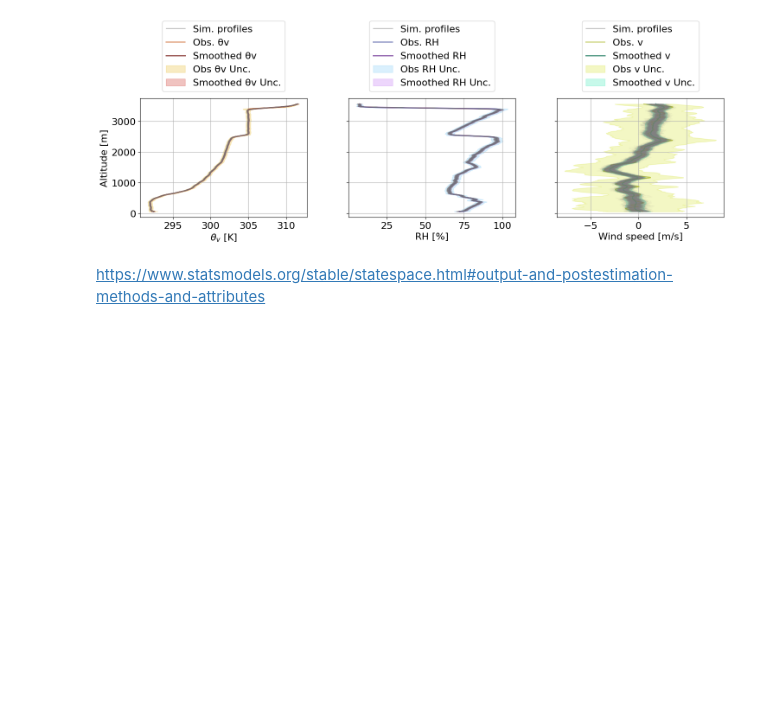
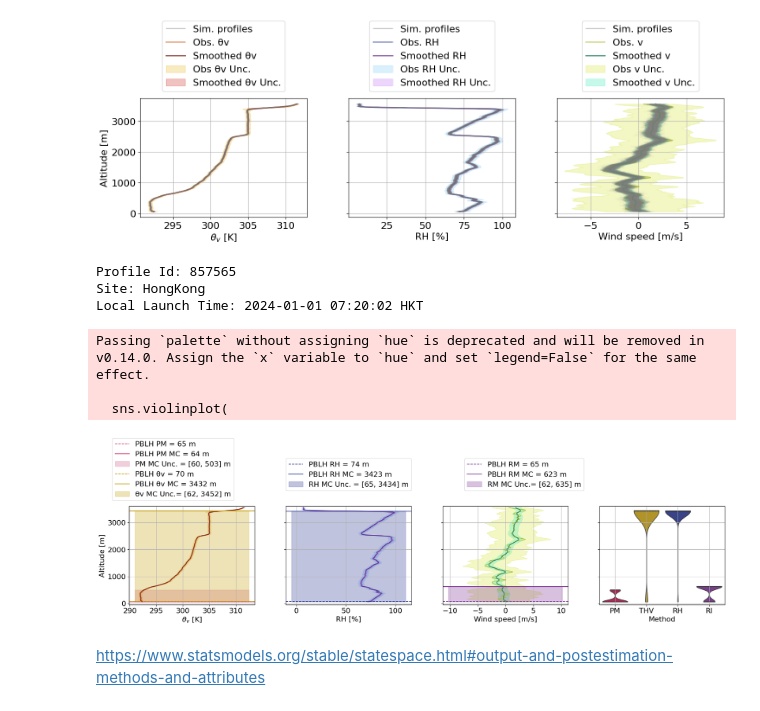
Before and after one commit to TommasoLocatelli/GRUAN_EDA, a Jupyter notebook: applications/pblh_unc/model_validation.ipynb, the cells around one changed output. Cells and saved outputs as stored; diff of their text form; code cells hidden in the pictures; blank space fills up the shorter version.

```diff
--- a/applications/pblh_unc/model_validation.ipynb
+++ b/applications/pblh_unc/model_validation.ipynb
@@ -246,6 +251,57 @@ plot_ssm_diagnostics_short(
             scatter_obs=False)
 # %% [output]
 [figure]
+# %%
+pids=['857603',
+      '857579',
+      '857947',
+      '857567',
+      '879125',
+      '879119']
+
+SITE_TIMEZONES = {
+    "LIN": "Europe/Berlin",
+    "HKO": "Asia/Hong_Kong",
+    "LAU": "Pacific/Auckland",
+    "POT": "Europe/Rome",
+}
+
+def extract_site_code(pkl_path):
+    # Match pattern like "_LIN-" or "_HKO-" etc.
+    m = re.search(r"_(LIN|HKO|LAU|POT)-", pkl_path)
+    if m:
+        return m.group(1)
+    raise ValueError("Site code not found in pkl_path")
+
+
+site_code = extract_site_code(pkl_path)
+
+# Extract UTC launch time from dataset
+launch_time_utc = pd.to_datetime(gdp.data['time'].iloc[0], utc=True)
+
+# Convert to local timezone
+tz = pytz.timezone(SITE_TIMEZONES[site_code])
+launch_time_local = launch_time_utc.astimezone(tz)
+# %%
+plot_ssm_diagnostics_with_violin(
+        pid, where, when, tod, launch_time_local,
+        alt_o, thv_o, rh_o, u_o, v_o,
+        thv_o_unc, rh_o_unc, u_o_unc, v_o_unc,
+        alt_s, thv_s, rh_s, u_s, v_s,
+        thv_s_unc, rh_s_unc, u_s_unc, v_s_unc,
+        simulations,
+        pblh_info,
+        map_labels_to_colors,
+        scatter_obs=False
+    )
+# %% [output]
+Profile Id: 857565
+Site: HongKong
+Local Launch Time: 2024-01-01 07:20:02 HKT
+Passing `palette` without assigning `hue` is deprecated and will be removed in v0.14.0. Assign the `x` variable to `hue` and set `legend=False` for the same effect.
+
+  sns.violinplot(
+[figure, added]
 # %% [markdown]
 https://www.statsmodels.org/stable/statespace.html#output-and-postestimation-methods-and-attributes
 # %%
```
Also changed, not shown: parts of 3 cells of this notebook, 5 other files.
